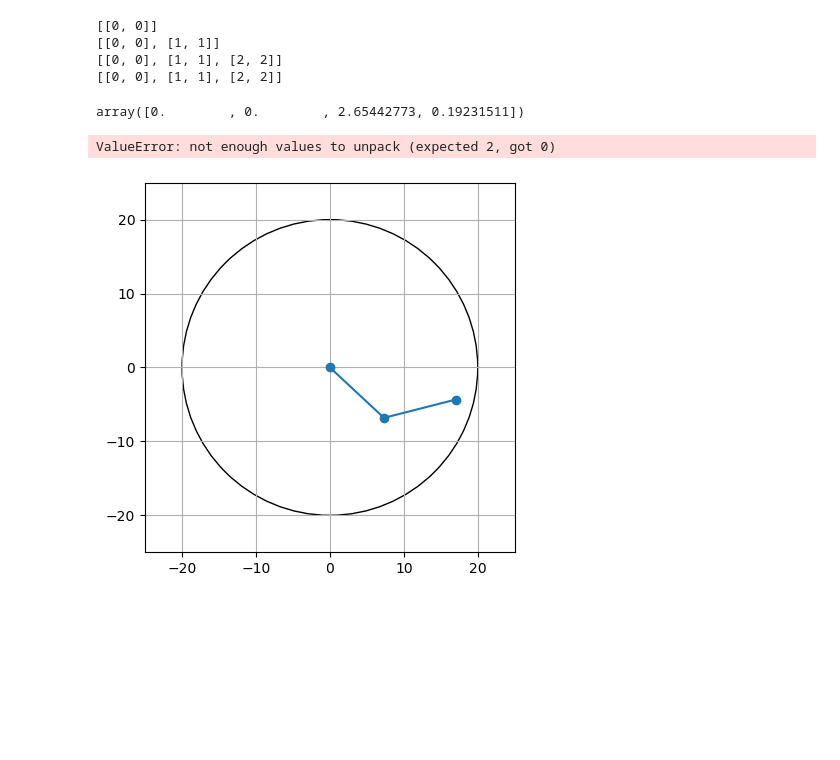
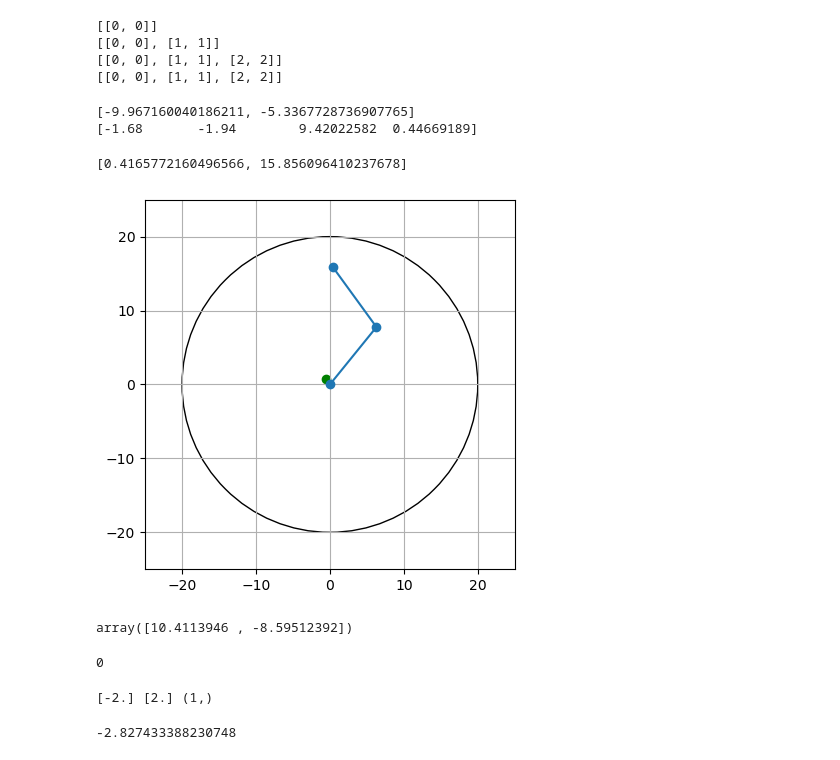
Before and after one commit to ImraanMitha/capstone, a Jupyter notebook: scratch.ipynb, the cells around one changed output. Saved outputs shown, nothing was run; the diff lists cells and outputs as text; code cells hidden in the pictures; blank space fills up the shorter version.

```diff
--- a/scratch.ipynb
+++ b/scratch.ipynb
@@ -286,25 +286,52 @@ print(end_points)
 [[0, 0], [1, 1], [2, 2]]
 # %%
 env = Planar_Environment()
-env.reset()
-# %% [output]
-array([0.        , 0.        , 2.65442773, 0.19231511])
 # %%
+env.reset()
+env.step([0, 0])
 env.viz_arm()
-env.step([0, 0])
-input()
-env.step([-0.75, 1])
+env.step([-0.84,-0.97])
 env.viz_arm()
+env.step([-0.84,-0.97])
+env.viz_arm()
-# %% [output]
-ValueError: not enough values to unpack (expected 2, got 0)
+# %%
+print(env.joint_end_points[-1])
+print(env.state)
+# %% [output]
+[-9.967160040186211, -5.3367728736907765]
+[-1.68       -1.94        9.42022582  0.44669189]
 # %%
-env.step([-0.75, 1])
+env.reset()
+env.step([0.88958, 1.3099])
+print(env.joint_end_points[-1])
 env.viz_arm()
+
+# print(env.state[2:])
 # %% [output]
+[0.4165772160496566, 15.856096410237678]
-[figure, old version]
+[figure, new version]
+# %%
+env.state[2:]
+# %% [output]
+array([10.4113946 , -8.59512392])
 # %%
 for i in range(100):
     env.step([-0.75, 1])
     env.viz_arm()
     input()
     clear_output()
+# %%
+(9+1) % 10
+# %% [output]
+0
+# %%
+env = gym.make("Pendulum-v1")
+print(env.action_space.low, env.action_space.high, env.action_space.shape)
+# %% [output]
+[-2.] [2.] (1,)
+# %%
+angle = 301.1*np.pi
+new = (angle+np.pi) % (2*np.pi) - np.pi
+print(new)
+# %% [output]
+-2.827433388230748
```
Also changed, not shown: parts of 2 cells of this notebook, 5 other files.
